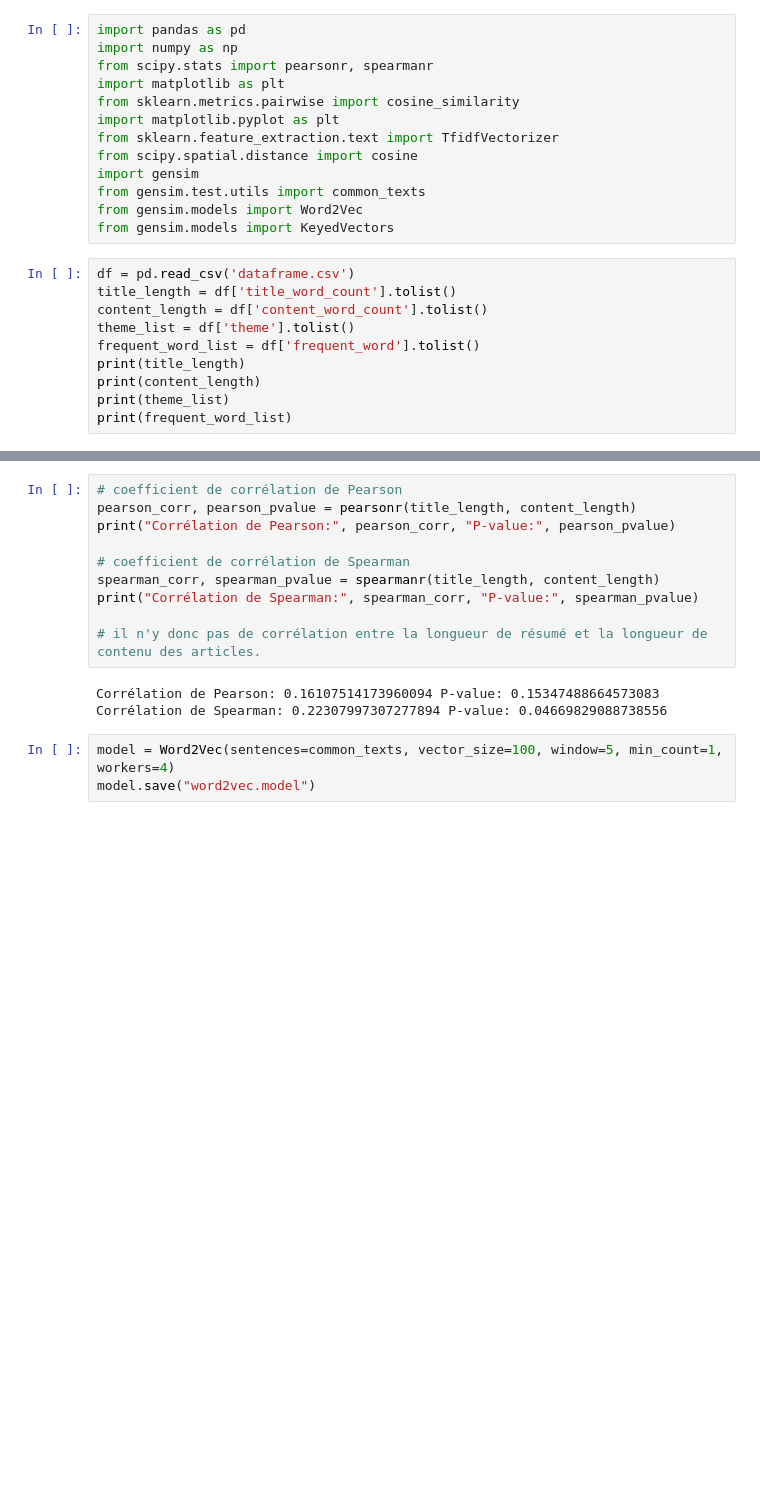
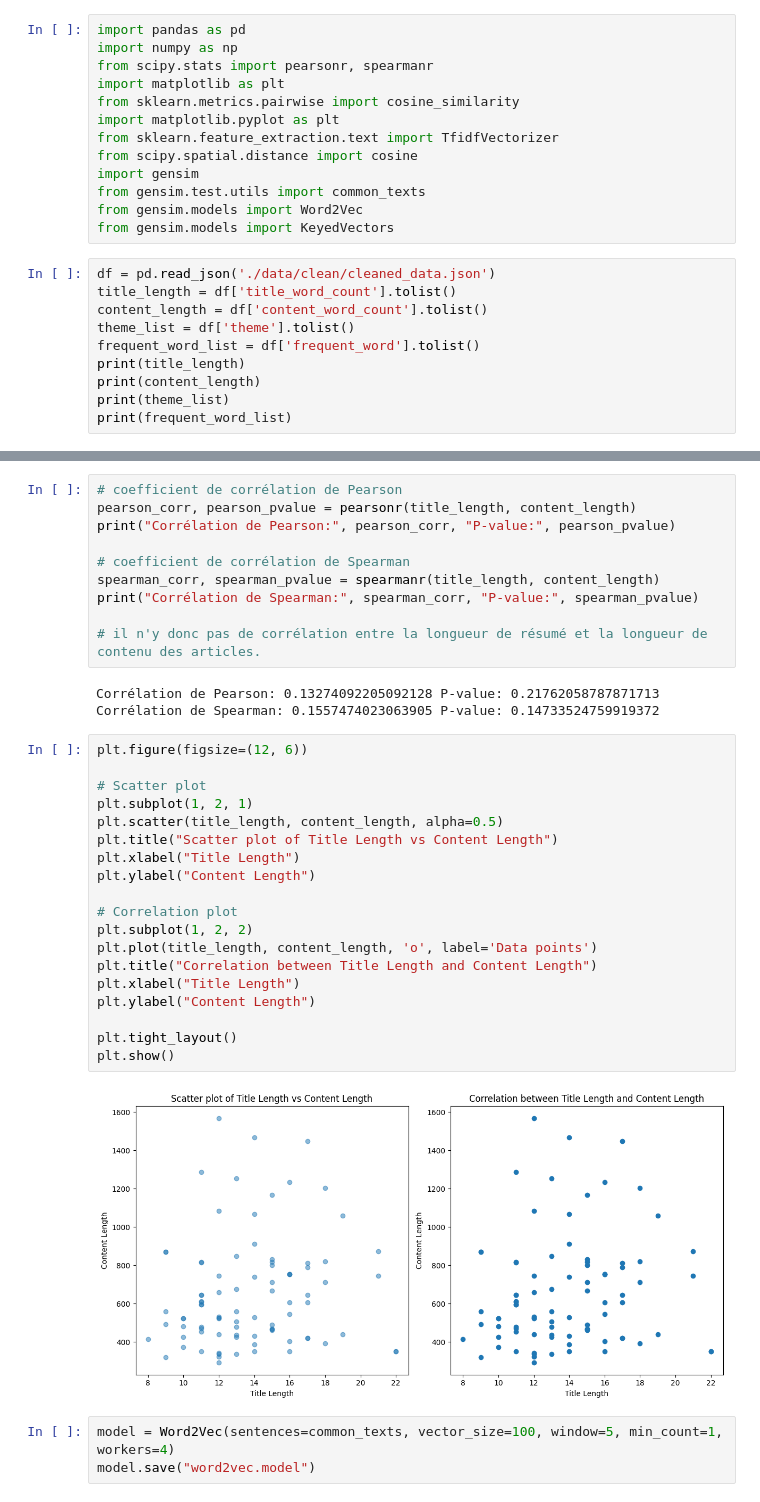
Before and after one commit to Lidan0241/OTC-projet, a Jupyter notebook: test_significativity.ipynb, the cells around one changed output, grey strips where cells are left out. Cells and saved outputs as stored; diff of their text form; blank space fills up the shorter version.

Commit message:
feat: plot de corrélation

```diff
--- a/test_significativity.ipynb
+++ b/test_significativity.ipynb
@@ -12,7 +12,7 @@ from gensim.test.utils import common_texts
 from gensim.models import Word2Vec
 from gensim.models import KeyedVectors
 # %%
-df = pd.read_csv('dataframe.csv')
+df = pd.read_json('./data/clean/cleaned_data.json')
 title_length = df['title_word_count'].tolist()
 content_length = df['content_word_count'].tolist()
 theme_list = df['theme'].tolist()
@@ -37,8 +37,29 @@ print("Corrélation de Spearman:", spearman_corr, "P-value:", spearman_pvalue)
 
 # il n'y donc pas de corrélation entre la longueur de résumé et la longueur de contenu des articles.
 # %% [output]
-Corrélation de Pearson: 0.16107514173960094 P-value: 0.15347488664573083
-Corrélation de Spearman: 0.22307997307277894 P-value: 0.04669829088738556
+Corrélation de Pearson: 0.13274092205092128 P-value: 0.21762058787871713
+Corrélation de Spearman: 0.1557474023063905 P-value: 0.14733524759919372
+# %%
+plt.figure(figsize=(12, 6))
+
+# Scatter plot
+plt.subplot(1, 2, 1)
+plt.scatter(title_length, content_length, alpha=0.5)
+plt.title("Scatter plot of Title Length vs Content Length")
+plt.xlabel("Title Length")
+plt.ylabel("Content Length")
+
+# Correlation plot
+plt.subplot(1, 2, 2)
+plt.plot(title_length, content_length, 'o', label='Data points')
+plt.title("Correlation between Title Length and Content Length")
+plt.xlabel("Title Length")
+plt.ylabel("Content Length")
+
+plt.tight_layout()
+plt.show()
+# %% [output]
+[figure, added]
 # %%
 model = Word2Vec(sentences=common_texts, vector_size=100, window=5, min_count=1, workers=4)
 model.save("word2vec.model")
```
Also changed, not shown: parts of 1 cell of this notebook, 2 other files.
